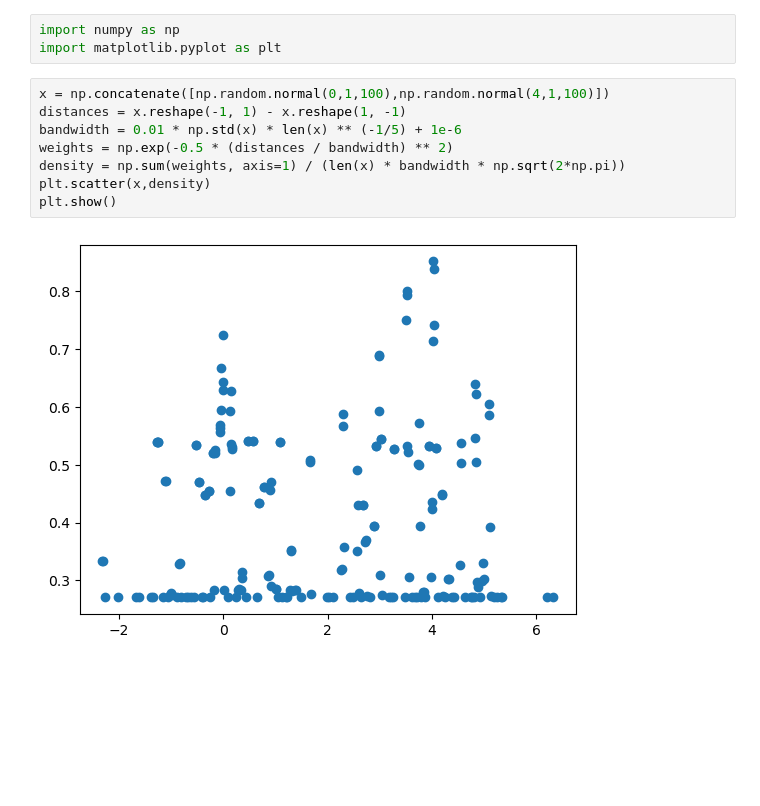
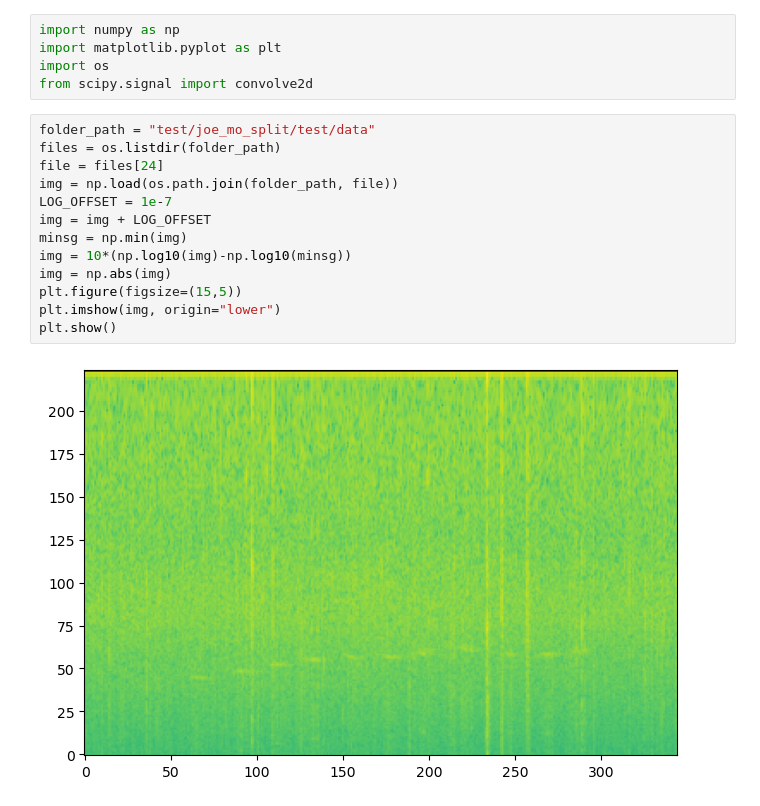
Before and after one commit to smarsland/AviaNZ, a Jupyter notebook: Untitled.ipynb, the cells around one changed output. Saved outputs shown, nothing was run; the diff lists cells and outputs as text; blank space fills up the shorter version.

```diff
--- a/Untitled.ipynb
+++ b/Untitled.ipynb
@@ -1,13 +1,20 @@
 # %%
 import numpy as np
 import matplotlib.pyplot as plt
+import os
+from scipy.signal import convolve2d
 # %%
-x = np.concatenate([np.random.normal(0,1,100),np.random.normal(4,1,100)])
-distances = x.reshape(-1, 1) - x.reshape(1, -1)
-bandwidth = 0.01 * np.std(x) * len(x) ** (-1/5) + 1e-6
-weights = np.exp(-0.5 * (distances / bandwidth) ** 2)
-density = np.sum(weights, axis=1) / (len(x) * bandwidth * np.sqrt(2*np.pi))
-plt.scatter(x,density)
+folder_path = "test/joe_mo_split/test/data"
+files = os.listdir(folder_path)
+file = files[24]
+img = np.load(os.path.join(folder_path, file))
+LOG_OFFSET = 1e-7
+img = img + LOG_OFFSET
+minsg = np.min(img)
+img = 10*(np.log10(img)-np.log10(minsg))
+img = np.abs(img)
+plt.figure(figsize=(15,5))
+plt.imshow(img, origin="lower")
 plt.show()
 # %% [output]
-[figure, old version]
+[figure, new version]
```
Also changed, not shown: parts of 2 cells of this notebook, 2 other files.
